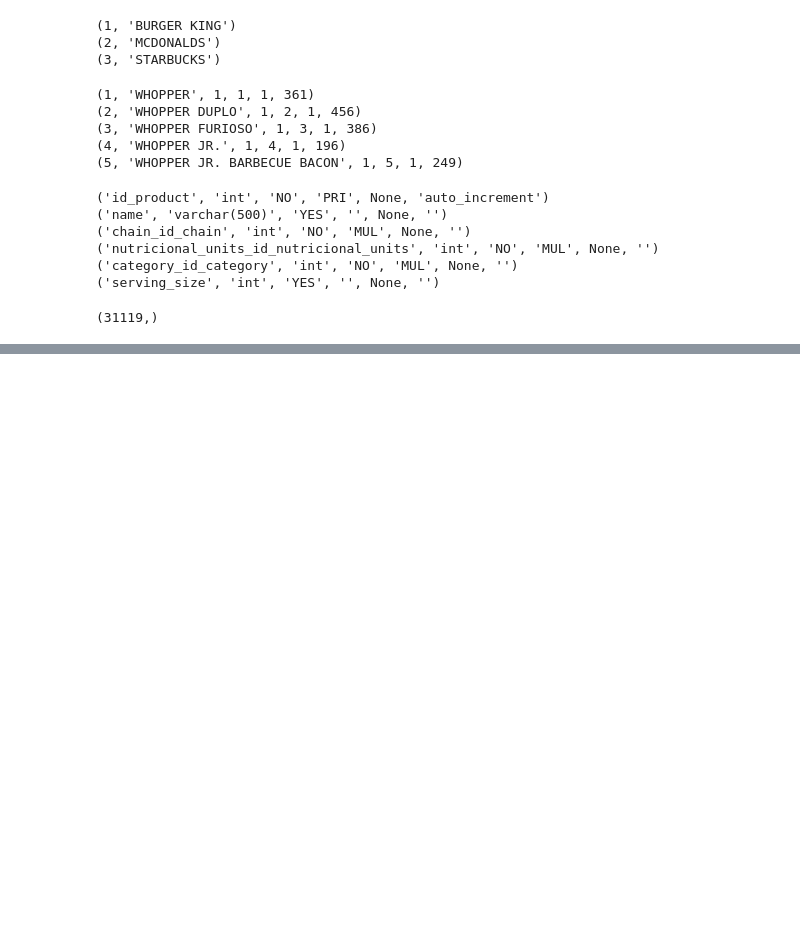
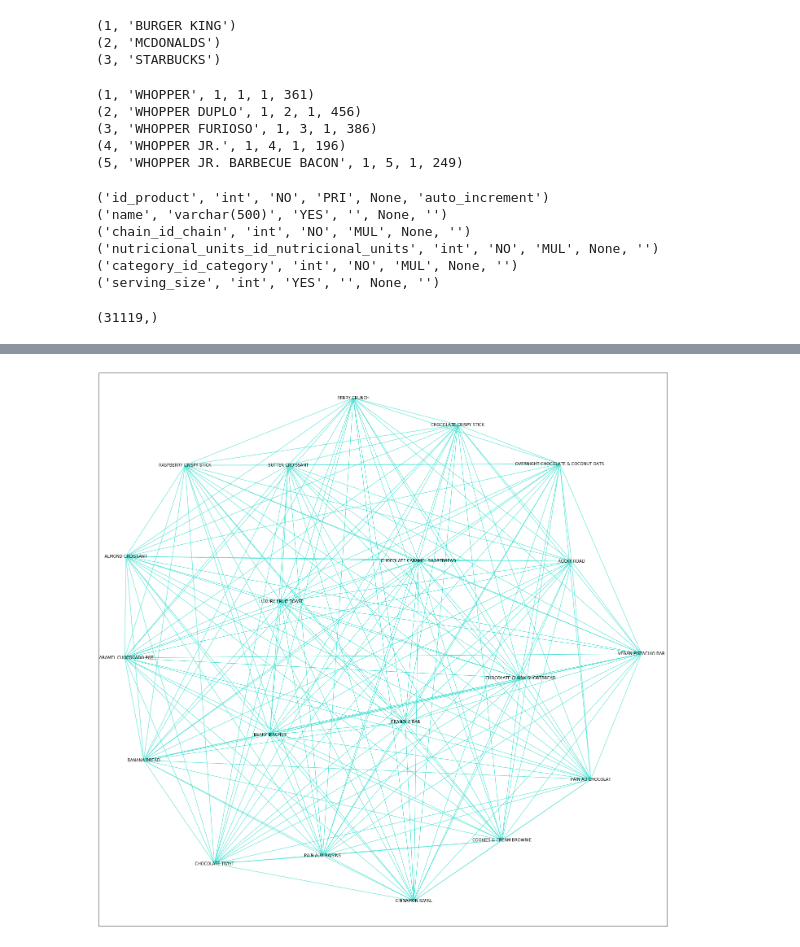
Before and after one commit to HannaRF/Data_Chair, a Jupyter notebook: dados.ipynb, the cells around one changed output, grey strips where cells are left out. Saved outputs shown, nothing was run; the diff lists cells and outputs as text; code cells hidden in the pictures; blank space fills up the shorter version.

Commit message:
plot requer ajustes

```diff
--- a/dados.ipynb
+++ b/dados.ipynb
@@ -127,0 +142,2 @@ df
+# %%
+df.replace(dict(zip(old_cat,new_cat)),inplace=True)
@@ -127,0 +154,21 @@ df
+# %%
+df_sample = df[df.chain == 'STARBUCKS']
+df_sample = df_sample[:20]
+df = df_sample
+# %%
+G = nx.Graph()
+ # nós
+for node in df.index:
+    category = df.loc[node,'category']
+    if category == "DRINKS" :
+        G.add_node( node , color = "orange", size = 100 * df.loc[node,'serving_size'] )
+    elif category == "SIDE DISHES" :
+        G.add_node( node , color = "green", size = 100 * df.loc[node,'serving_size'] )
+    else :
+        G.add_node( node , color = "yellow", size = 100 * df.loc[node,'serving_size'] )
+
+ # arestas
+for node1 in df.index:
+    for node2 in df.index:
+        if node1 != node2 and df.loc[node1,'cal_per_gram'] - df.loc[node2,'cal_per_gram'] < 0.0005  : # se eles forem próximos
+            G.add_edge( node1 , node2 , color = 'blue', weigh = 1 )
@@ -127,0 +185,23 @@ df
+# %%
+#plotar o grafo
+fig, ax = plt.subplots(figsize=(25,25))
+
+pos = nx.spring_layout(G)
+
+nx.draw_networkx( G,  #desenhar o grafo (completo)
+                  arrows=True,
+                  pos=pos,
+                  with_labels=True,
+                  ax=ax,
+                  node_size=[nx.get_node_attributes(G,'size')[g] for g in G.nodes()],
+                  node_shape='o',
+                  node_color=[nx.get_node_attributes(G,'color')[g] for g in G.nodes()],
+                  alpha=1.0,
+                  edge_color = 'turquoise',
+                  style='solid',
+                  font_size=10,
+                  font_color='black',
+                  font_weight='normal',
+                  font_family='sans-serif')
+# %% [output]
+[figure, added]
```
Also changed, not shown: parts of 8 cells of this notebook.
